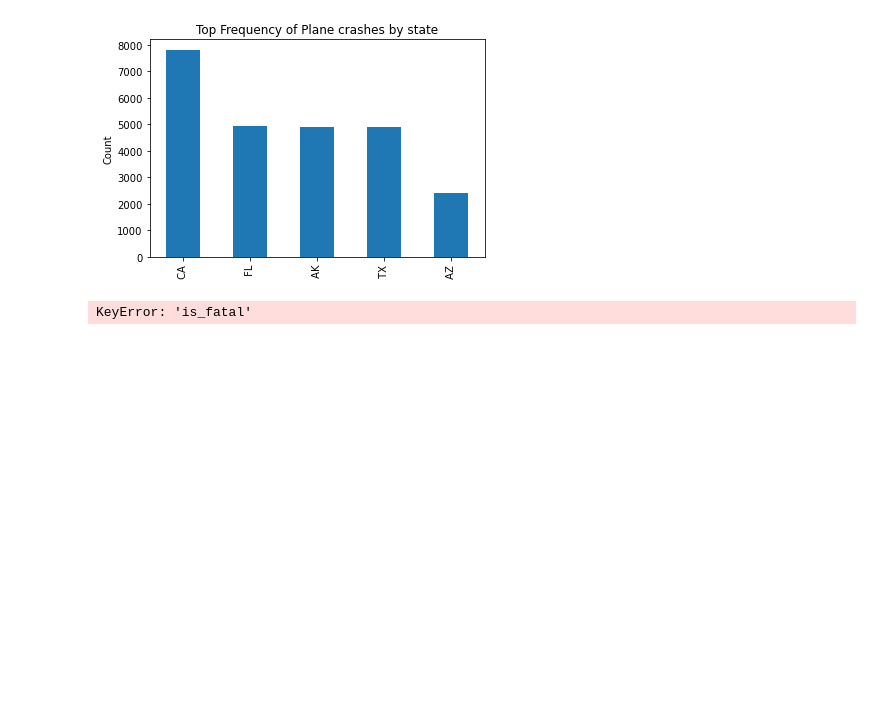
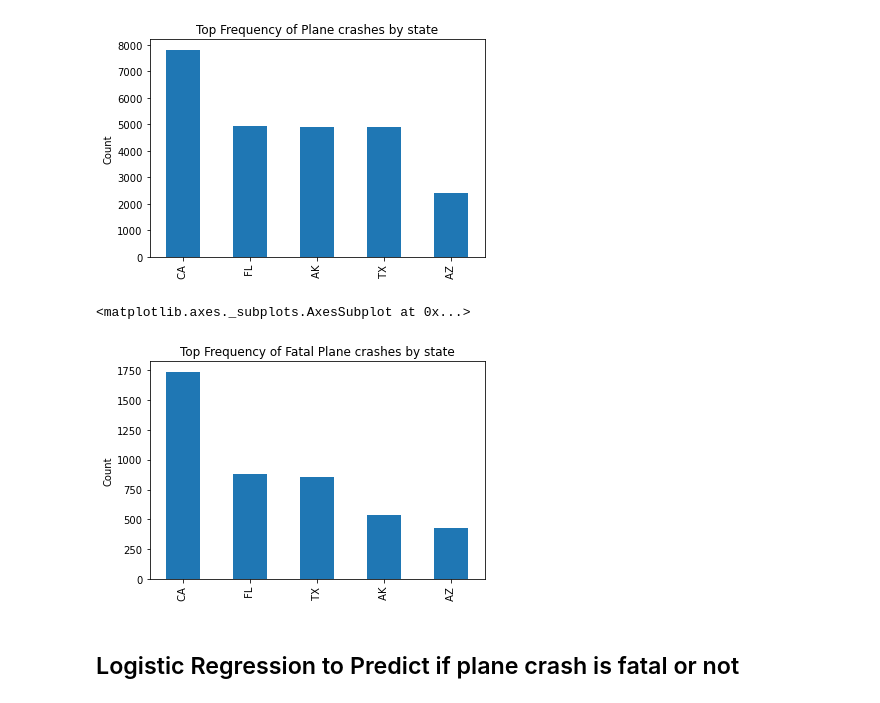
Before and after one commit to adkap2/Airplane_Crash_Analysis, a Jupyter notebook: airplane.ipynb, the cells around one changed output. Drawn from its saved outputs; the diff is of its cells as text; code cells hidden in the pictures; blank space fills up the shorter version.

Commit message:
initial logistic regression

```diff
--- a/airplane.ipynb
+++ b/airplane.ipynb
@@ -210,7 +212,14 @@ See the caveats in the documentation: https://pandas.pydata.org/pandas-docs/stab
   self[k1] = value[k2]
 <matplotlib.axes._subplots.AxesSubplot at 0x...>
 [figure]
-# %%
-freq_is_fatal = freq_by_state[freq_by_state['is_fatal'] == 1]
-# %% [output]
-KeyError: 'is_fatal'
+# %%
+#US_accidents
+freq_is_fatal = US_accidents[US_accidents['is_fatal'] == 1]
+freq_is_fatal
+freq_is_fatal = freq_is_fatal['Location_State'].value_counts()
+freq_is_fatal[:5].plot(kind='bar', title='Top Frequency of Fatal Plane crashes by state', ylabel='Count')
+# %% [output]
+<matplotlib.axes._subplots.AxesSubplot at 0x...>
+[figure, added]
+# %% [markdown]
+## Logistic Regression to Predict if plane crash is fatal or not
```
Also changed, not shown: parts of 13 cells of this notebook.
